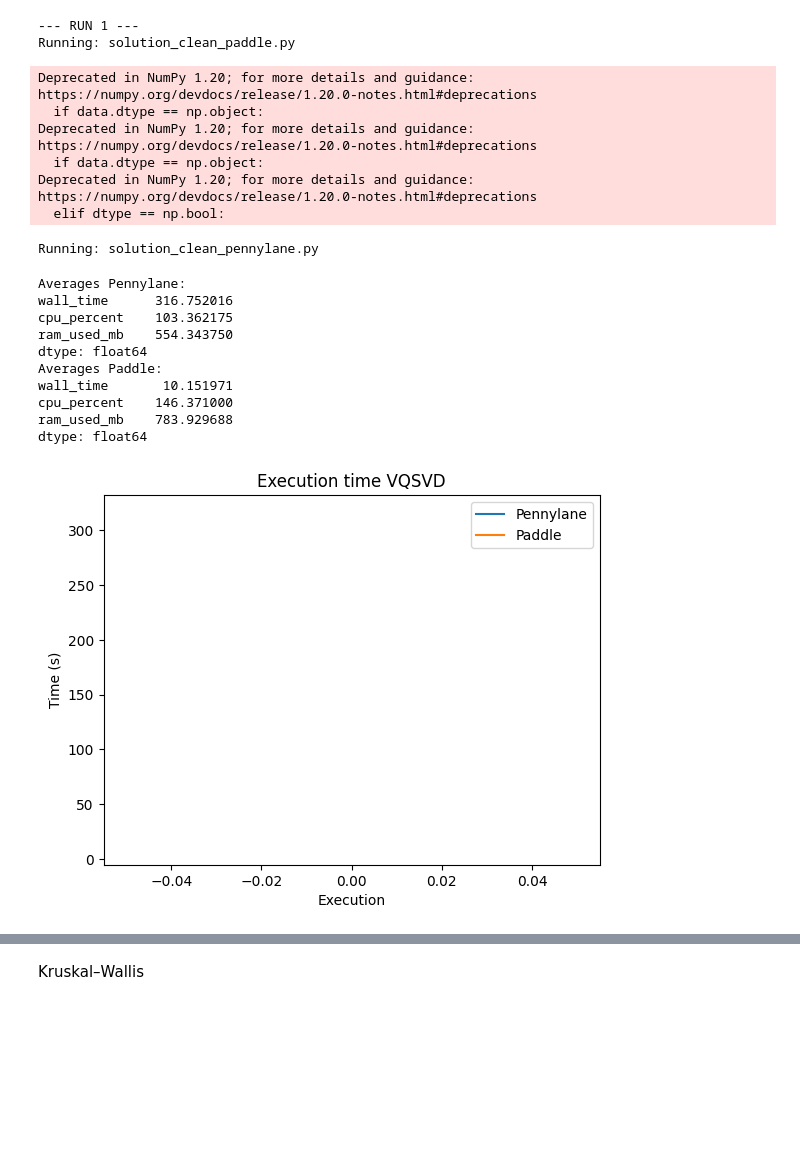
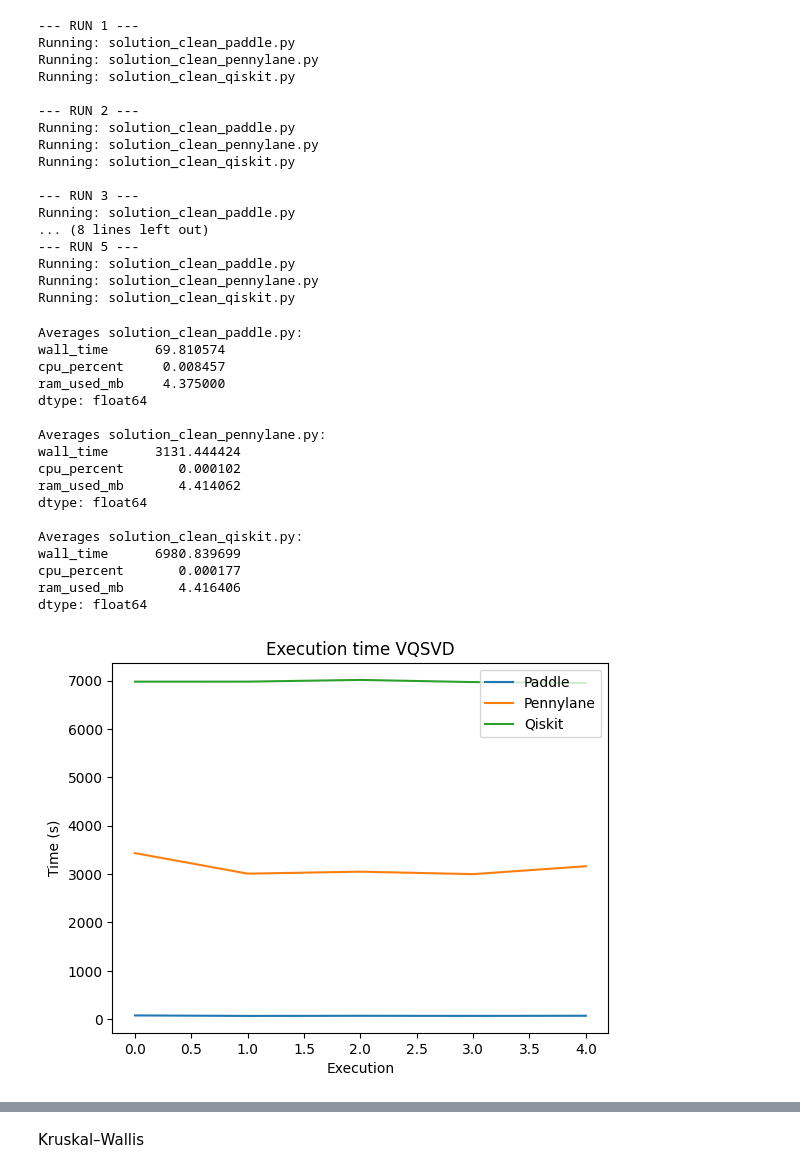
Before and after one commit to Universidad-Cenfotec/VQSVD-Project, a Jupyter notebook: app/algorithms/benchmark_vqsvd.ipynb, the cells around one changed output, grey strips where cells are left out. Drawn from its saved outputs; the diff is of its cells as text; code cells hidden in the pictures; blank space fills up the shorter version.

Commit message:
Qiskit, Pennylane, and Paddle Execution Results

```diff
--- a/app/algorithms/benchmark_vqsvd.ipynb
+++ b/app/algorithms/benchmark_vqsvd.ipynb
@@ -45,8 +46,8 @@ class BENCHMARK_VQSVD():
         cpu_usages = []
         ram_usages = []
 
-        cmd = ["python", "-m", "cProfile", "-o", profile_output_path, path_to_script] if profile_output_path else ["python", path_to_script]
-        proc = subprocess.Popen(cmd,stdout=subprocess.DEVNULL)#,stderr=subprocess.DEVNULL)
+        cmd = [sys.executable, "-m", "cProfile", "-o", profile_output_path, path_to_script] if profile_output_path else [sys.executable, path_to_script]
+        proc = subprocess.Popen(cmd,stdout=subprocess.DEVNULL,stderr=subprocess.DEVNULL)
 
         cpu_thread = threading.Thread(target=self.monitor_cpu, args=(proc.pid, cpu_usages))
         ram_thread = threading.Thread(target=self.monitor_ram, args=(proc.pid, ram_usages))
@@ -132,51 +133,67 @@ class BENCHMARK_VQSVD():
         return self.df_sorted
 # %%
 
-scripts = ["solution_clean_paddle.py","solution_clean_pennylane.py"] ##
+scripts = ["solution_clean_paddle.py","solution_clean_pennylane.py","solution_clean_qiskit.py"] ##
 benchmark = BENCHMARK_VQSVD(scripts)
-benchmark.run_benchmark(iterations=1)  # puedes cambiar el número de iteraciones si quieres
+benchmark.run_benchmark(iterations=5)  # puedes cambiar el número de iteraciones si quieres
 # %% [output]
 --- RUN 1 ---
 Running: solution_clean_paddle.py
+Running: solution_clean_pennylane.py
+Running: solution_clean_qiskit.py
+
+--- RUN 2 ---
+Running: solution_clean_paddle.py
+Running: solution_clean_pennylane.py
+Running: solution_clean_qiskit.py
+
+--- RUN 3 ---
+Running: solution_clean_paddle.py
+... (8 lines left out)
+--- RUN 5 ---
+Running: solution_clean_paddle.py
+Running: solution_clean_pennylane.py
+Running: solution_clean_qiskit.py
-Deprecated in NumPy 1.20; for more details and guidance: https://numpy.org/devdocs/release/1.20.0-notes.html#deprecations
-  if data.dtype == np.object:
-Deprecated in NumPy 1.20; for more details and guidance: https://numpy.org/devdocs/release/1.20.0-notes.html#deprecations
-  if data.dtype == np.object:
-Deprecated in NumPy 1.20; for more details and guidance: https://numpy.org/devdocs/release/1.20.0-notes.html#deprecations
-  elif dtype == np.bool:
-Running: solution_clean_pennylane.py
 # %%
 results = benchmark.get_results()
 df = pd.DataFrame([entry for script_results in results.values() for entry in script_results])
-df_penny = df[df["source"] == "solution_clean_pennylane.py"].reset_index(drop=True)
-df_paddle = df[df["source"] == "solution_clean_paddle.py"].reset_index(drop=True)
+# Filtrar y graficar para cada backend de forma dinámica
+backends = df["source"].unique()
+backend_dfs = {backend: df[df["source"] == backend].reset_index(drop=True) for backend in backends}
 
-print("Averages Pennylane:")
-print(df_penny[["wall_time", "cpu_percent", "ram_used_mb"]].mean())
+# Mostrar promedios
+for backend, df_backend in backend_dfs.items():
+    print(f"Averages {backend}:")
+    print(df_backend[["wall_time", "cpu_percent", "ram_used_mb"]].mean())
+    print()
 
-print("Averages Paddle:")
-print(df_paddle[["wall_time", "cpu_percent", "ram_used_mb"]].mean())
-
-# Plot time
-plt.plot(df_penny["wall_time"], label="Pennylane")
-plt.plot(df_paddle["wall_time"], label="Paddle")
+# Graficar tiempos de ejecución para todos los backends
+for backend, df_backend in backend_dfs.items():
+    plt.plot(df_backend["wall_time"], label=backend.replace("solution_clean_", "").replace(".py", "").capitalize())
 plt.ylabel("Time (s)")
 plt.xlabel("Execution")
 plt.title("Execution time VQSVD")
 plt.legend()
 plt.show()
 # %% [output]
-Averages Pennylane:
-wall_time      316.752016
-cpu_percent    103.362175
-ram_used_mb    554.343750
+Averages solution_clean_paddle.py:
+wall_time      69.810574
+cpu_percent     0.008457
+ram_used_mb     4.375000
 dtype: float64
-Averages Paddle:
-wall_time       10.151971
-cpu_percent    146.371000
-ram_used_mb    783.929688
+
+Averages solution_clean_pennylane.py:
+wall_time      3131.444424
+cpu_percent       0.000102
+ram_used_mb       4.414062
 dtype: float64
+
+Averages solution_clean_qiskit.py:
+wall_time      6980.839699
+cpu_percent       0.000177
+ram_used_mb       4.416406
+dtype: float64
-[figure, old version]
+[figure, new version]
 # %%
 # Carga el CSV de resultados
 input_file = "Output/all_profiles_sorted.csv"
```
Also changed, not shown: parts of 4 cells of this notebook, 5 other files.
